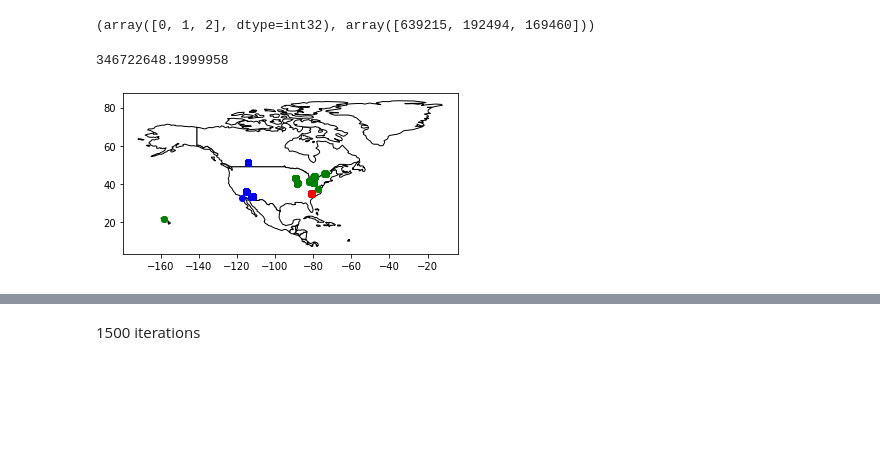
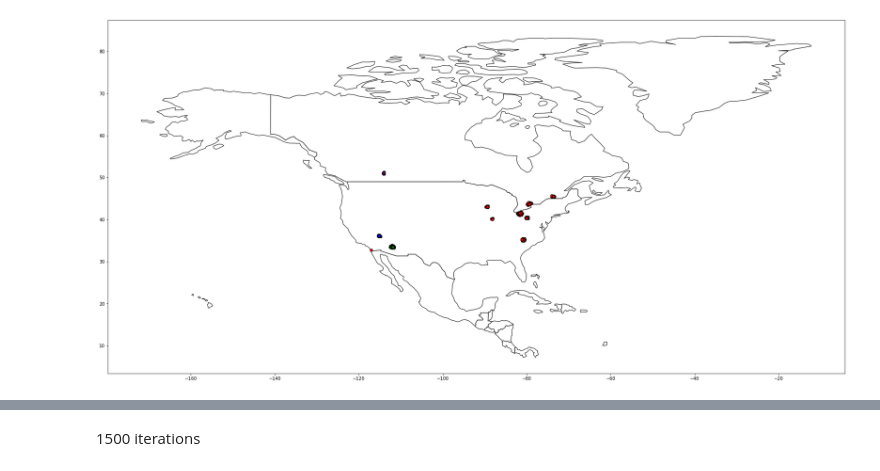
Before and after one commit to tingtang2/Yelp_Cultural_Analysis, a Jupyter notebook: lda/Test_functionalites.ipynb, the cells around one changed output, grey strips where cells are left out. Cells and saved outputs as stored; diff of their text form; code cells hidden in the pictures; blank space fills up the shorter version.

```diff
--- a/lda/Test_functionalites.ipynb
+++ b/lda/Test_functionalites.ipynb
@@ -18,3 +16,8 @@ ix = X_train.getnnz(1)>0
 X_train = X_train[ix]
 cc= cc[ix]
 locs= np.array(locs)[ix]
+# %%
+locs_eth = {eth:[] for eth in range(3)}
+
+for i, c in enumerate(cc):
+    locs_eth[c].append(locs[i])
@@ -20,0 +30,7 @@ locs= np.array(locs)[ix]
+# %%
+dpgmm = sklearn.mixture.BayesianGaussianMixture(verbose=1, n_components=3, max_iter=500)
+# %%
+eth_regions = {eth:[] for eth in range(3)}
+
+for i in range(3):
+    eth_regions[i].append(dpgmm.fit_predict(locs_eth[i]))
@@ -73,13 +74,5 @@ np.count_nonzero(model.nzwr_[: ,: ,0])
-# %%
-np.unique(model.XS, return_counts=True)
-# %% [output]
-(array([0, 1, 2], dtype=int32), array([639215, 192494, 169460]))
-# %%
-np.sum(model.nzwr_)
-# %% [output]
-346722648.1999958
 # %%
-regions_locs = {i:[] for i in range(3)}
+regions_locs = {i:[] for i in range(4)}
 
 for i, reg in enumerate(list(model.RS)):
     regions_locs[reg].append(model.LS[i])
@@ -97,15 +90,15 @@ for key in regions_locs.keys():
 # %%
 world = geopandas.read_file(geopandas.datasets.get_path('naturalearth_lowres'))
 
 ax = world[world.continent == 'North America'].plot(
-    color='white', edgecolor='black')
+    color='white', edgecolor='black', figsize = (30, 30))
 
 
-colors= ['red', 'blue', 'green']
+colors= ['red', 'blue', 'green', 'purple']
 
 for key, val in gdf_regions.items():
-    val.plot(ax=ax, color=colors[key])
+    val.plot(ax=ax, color=colors[key], edgecolor='black')
 
 plt.show()
 # %% [output]
-[figure, old version]
+[figure, new version]
```
Also changed, not shown: parts of 11 cells of this notebook, 14 other files.
